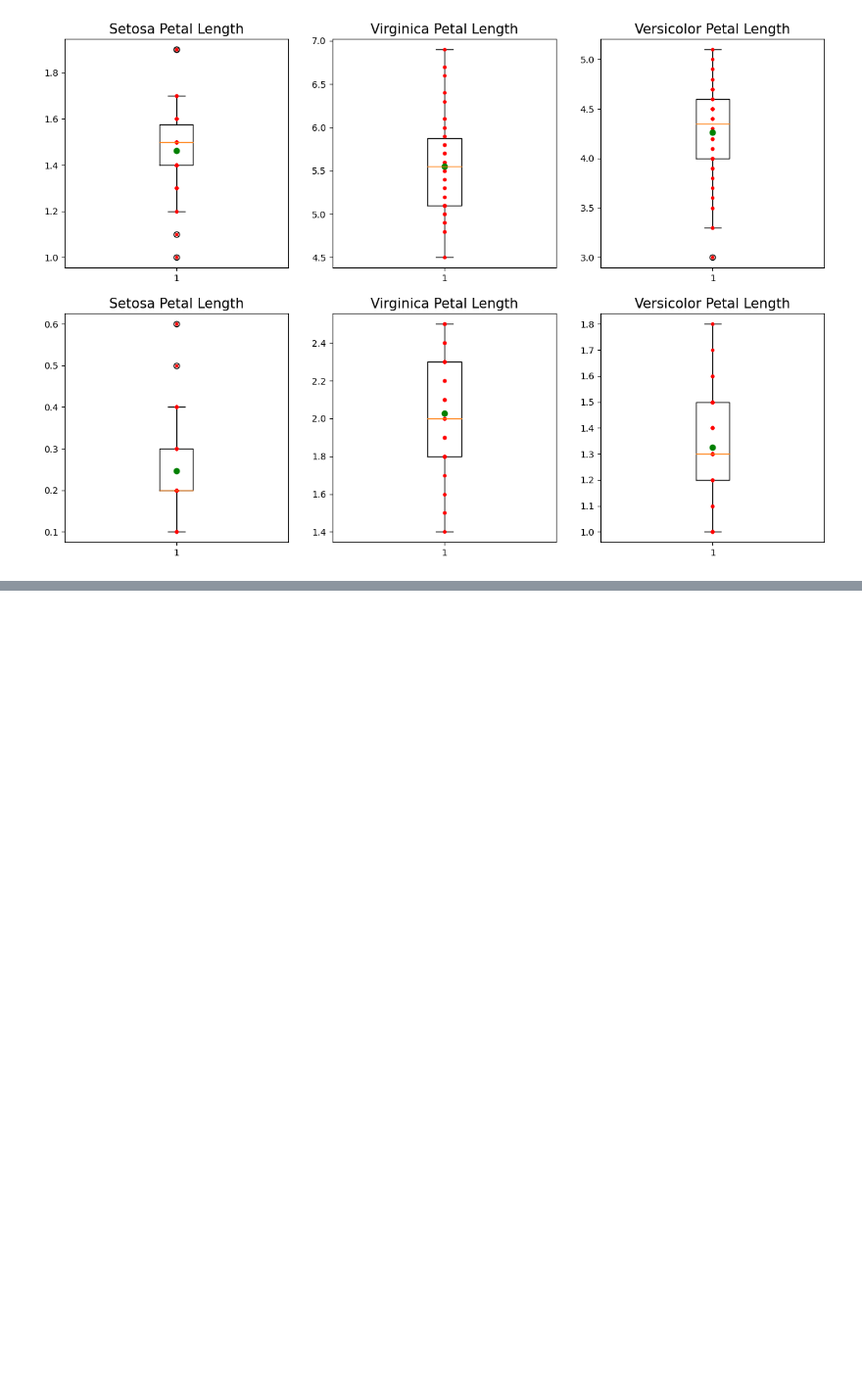
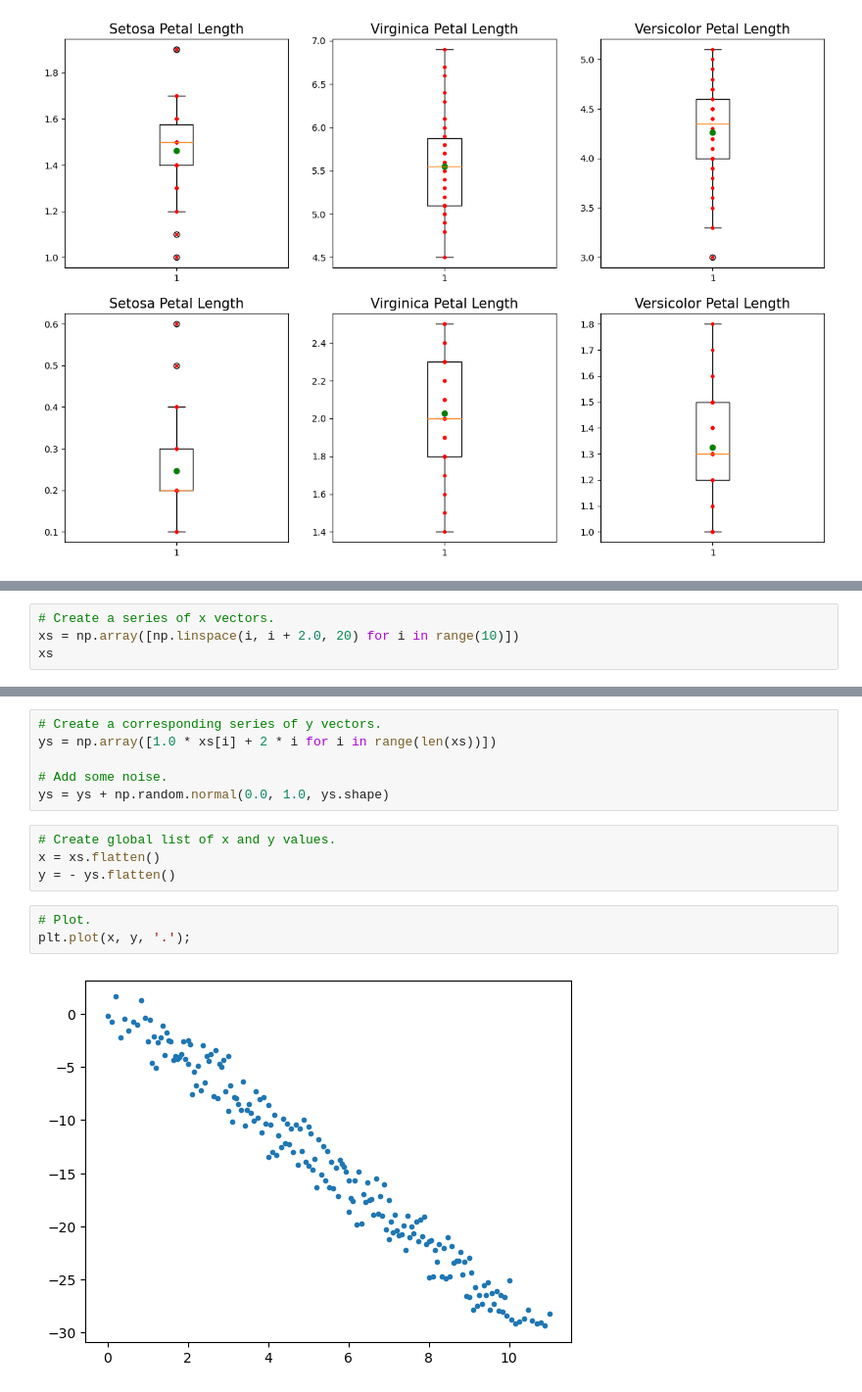
Before and after one commit to ReRiva/funddata-assessment, a Jupyter notebook: Weekly Assessments-Exercises/04-outliers-exercises.ipynb, the cells around one changed output, grey strips where cells are left out. Shown at 98% size. Saved outputs shown, nothing was run; the diff lists cells and outputs as text; blank space fills up the shorter version.

```diff
--- a/Weekly Assessments-Exercises/04-outliers-exercises.ipynb
+++ b/Weekly Assessments-Exercises/04-outliers-exercises.ipynb
@@ -322,0 +327,4 @@ Adapt the above code and plots so that the overall plot is inversely propertiona
+# %%
+# Create a series of x vectors.
+xs = np.array([np.linspace(i, i + 2.0, 20) for i in range(10)])
+xs
@@ -322,0 +349,15 @@ Adapt the above code and plots so that the overall plot is inversely propertiona
+# %%
+# Create a corresponding series of y vectors.
+ys = np.array([1.0 * xs[i] + 2 * i for i in range(len(xs))])
+
+# Add some noise.
+ys = ys + np.random.normal(0.0, 1.0, ys.shape)
+# %%
+# Create global list of x and y values.
+x = xs.flatten()
+y = - ys.flatten()
+# %%
+# Plot.
+plt.plot(x, y, '.');
+# %% [output]
+[figure, added]
```
Also changed, not shown: parts of 9 cells of this notebook, 3 other files.
